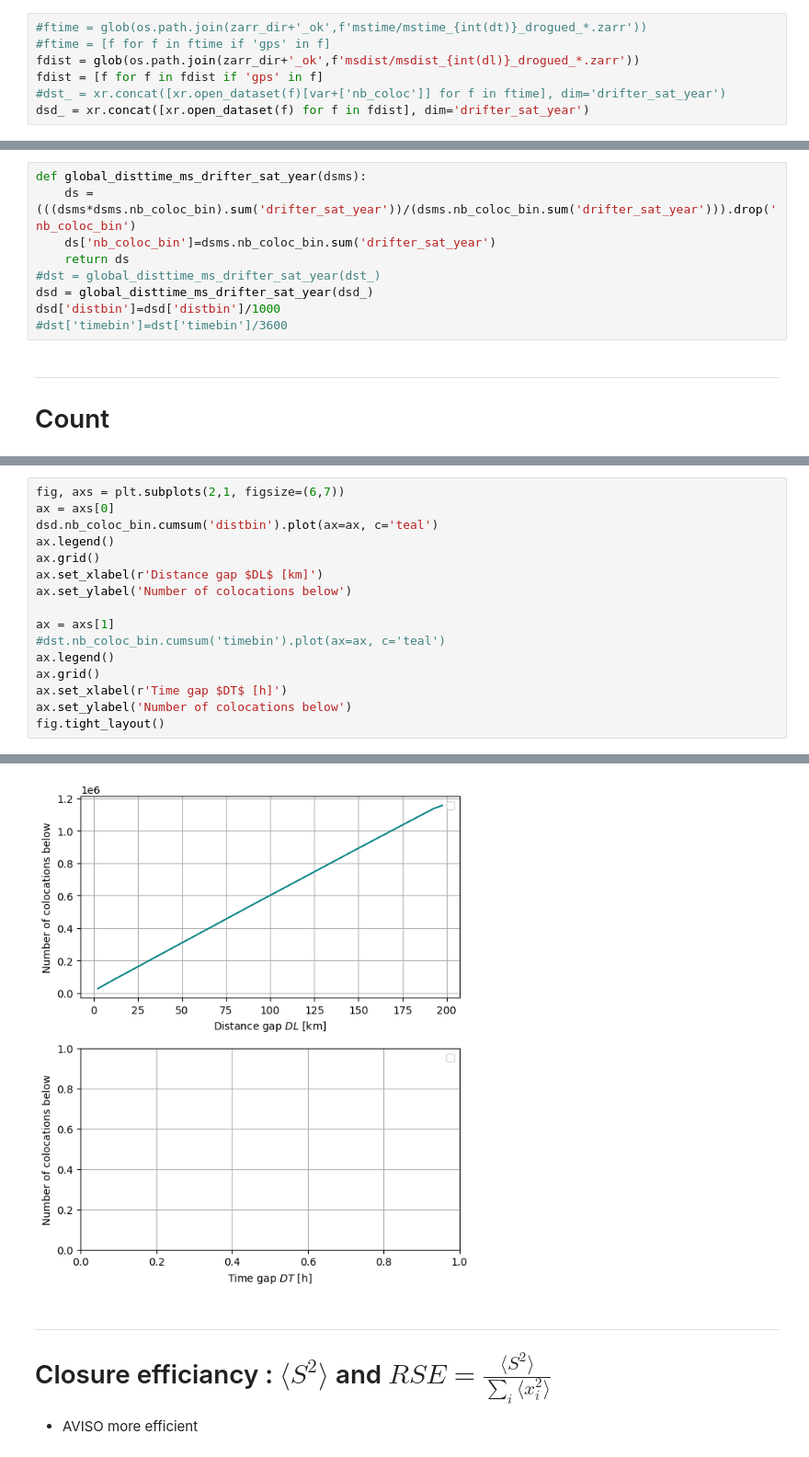
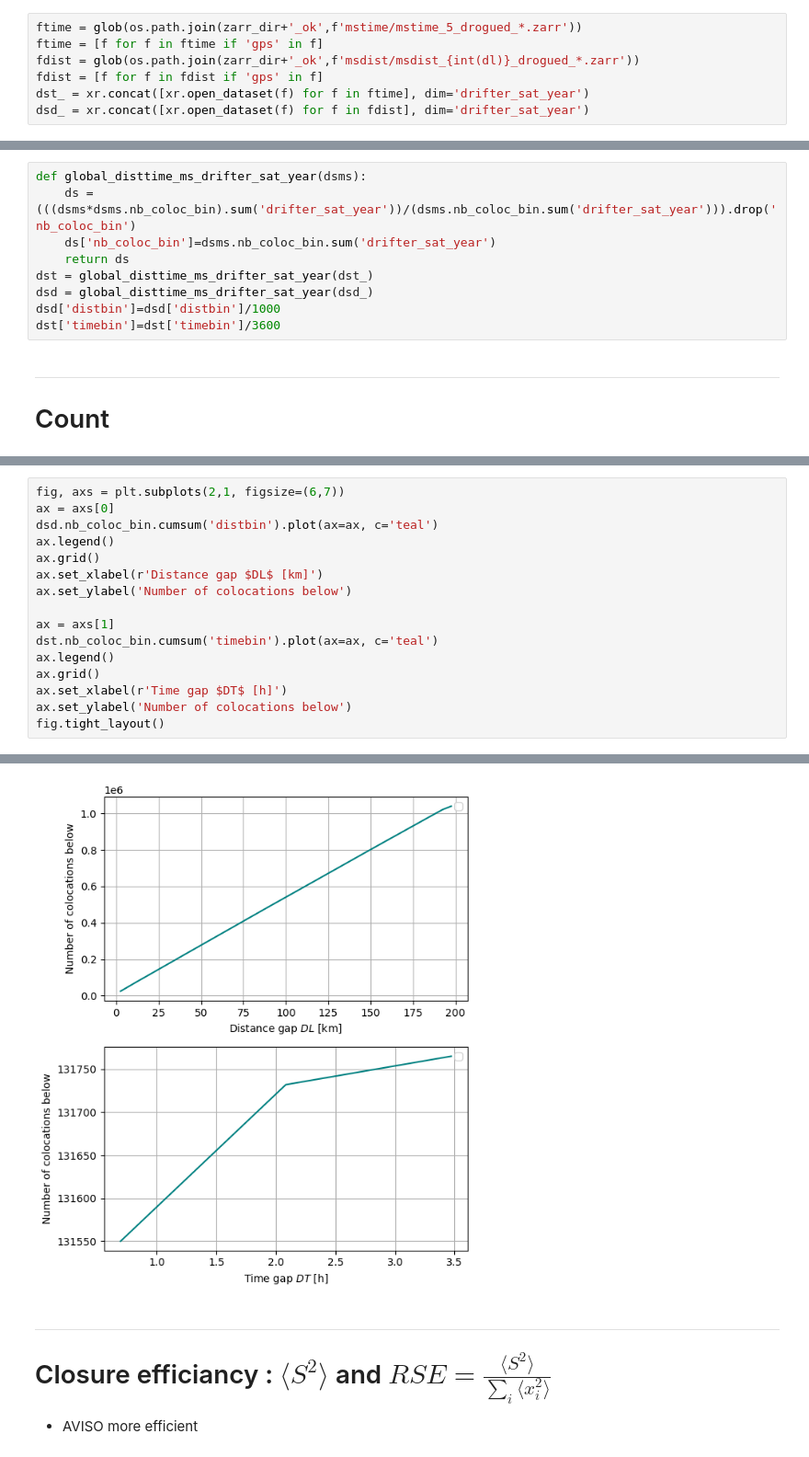
Before and after one commit to margot-demol/historical_analysis, a Jupyter notebook: 82_diag_stat_dist.ipynb, the cells around one changed output, grey strips where cells are left out. Shown: that part at 92% size. Drawn from its saved outputs; the diff is of its cells as text.

Commit message:
correction subdataset 25km + figures updates

```diff
--- a/82_diag_stat_dist.ipynb
+++ b/82_diag_stat_dist.ipynb
@@ -37,9 +46,9 @@ dt = 10*60
 # %%
-#ftime = glob(os.path.join(zarr_dir+'_ok',f'mstime/mstime_{int(dt)}_drogued_*.zarr'))
-#ftime = [f for f in ftime if 'gps' in f]
+ftime = glob(os.path.join(zarr_dir+'_ok',f'mstime/mstime_5_drogued_*.zarr'))
+ftime = [f for f in ftime if 'gps' in f]
 fdist = glob(os.path.join(zarr_dir+'_ok',f'msdist/msdist_{int(dl)}_drogued_*.zarr'))
 fdist = [f for f in fdist if 'gps' in f]
-#dst_ = xr.concat([xr.open_dataset(f)[var+['nb_coloc']] for f in ftime], dim='drifter_sat_year')
+dst_ = xr.concat([xr.open_dataset(f) for f in ftime], dim='drifter_sat_year')
 dsd_ = xr.concat([xr.open_dataset(f) for f in fdist], dim='drifter_sat_year')
 # %%
 dsd_
@@ -66,10 +95,10 @@ def global_disttime_ms_drifter_sat_year(dsms):
     ds = (((dsms*dsms.nb_coloc_bin).sum('drifter_sat_year'))/(dsms.nb_coloc_bin.sum('drifter_sat_year'))).drop('nb_coloc_bin')
     ds['nb_coloc_bin']=dsms.nb_coloc_bin.sum('drifter_sat_year')
     return ds
-#dst = global_disttime_ms_drifter_sat_year(dst_)
+dst = global_disttime_ms_drifter_sat_year(dst_)
 dsd = global_disttime_ms_drifter_sat_year(dsd_)
 dsd['distbin']=dsd['distbin']/1000
-#dst['timebin']=dst['timebin']/3600
+dst['timebin']=dst['timebin']/3600
 # %% [markdown]
 ______________________
 # Count
@@ -96,23 +125,23 @@ No artists with labels found to put in legend.  Note that artists whose label st
 # %%
 fig, axs = plt.subplots(2,1, figsize=(6,7))
 ax = axs[0]
 dsd.nb_coloc_bin.cumsum('distbin').plot(ax=ax, c='teal')
 ax.legend()
 ax.grid()
 ax.set_xlabel(r'Distance gap $DL$ [km]')
 ax.set_ylabel('Number of colocations below')
 
 ax = axs[1]
-#dst.nb_coloc_bin.cumsum('timebin').plot(ax=ax, c='teal')
+dst.nb_coloc_bin.cumsum('timebin').plot(ax=ax, c='teal')
 ax.legend()
 ax.grid()
 ax.set_xlabel(r'Time gap $DT$ [h]')
 ax.set_ylabel('Number of colocations below')
 fig.tight_layout()
 # %% [output]
 No artists with labels found to put in legend.  Note that artists whose label start with an underscore are ignored when legend() is called with no argument.
 No artists with labels found to put in legend.  Note that artists whose label start with an underscore are ignored when legend() is called with no argument.
-[figure, old version]
+[figure, new version]
 # %% [markdown]
 ______________________
 # Closure efficiancy : $\langle S^2 \rangle$ and $RSE = \frac{\langle S^2 \rangle}{\sum_i \langle x_i^2 \rangle}$
```
Also changed, not shown: parts of 16 cells of this notebook, 28 other files.
